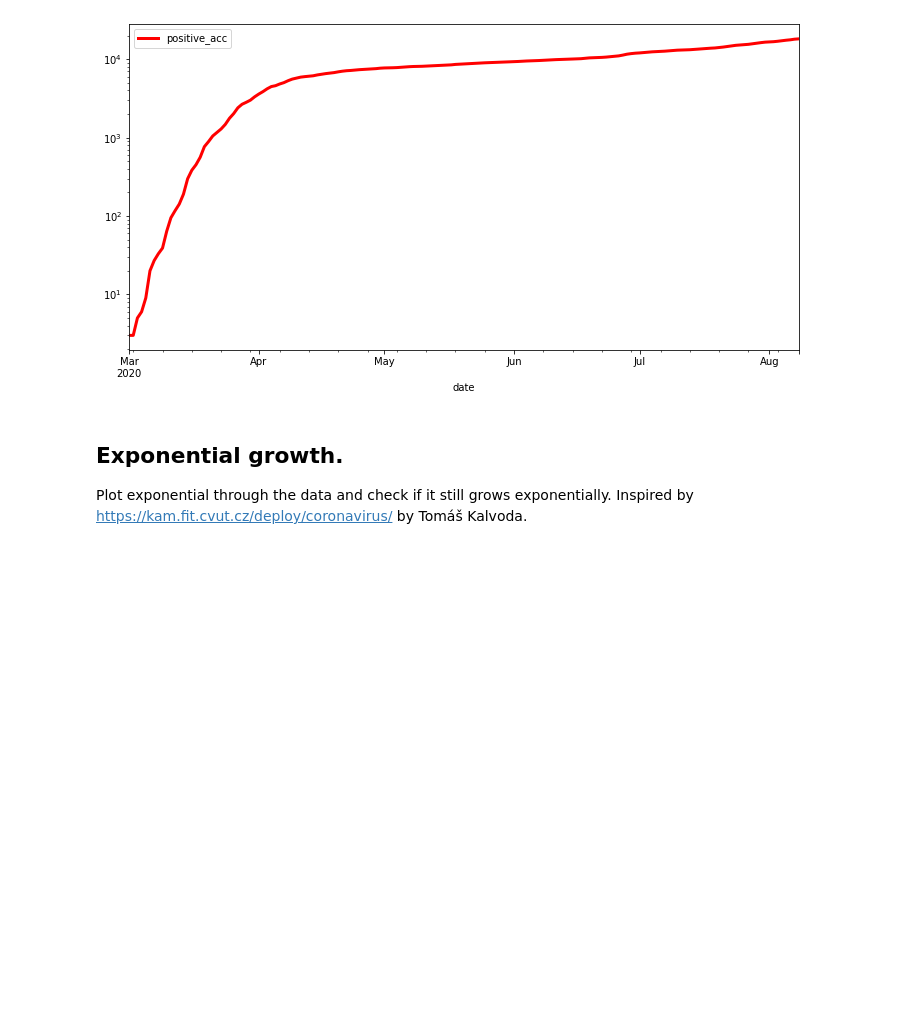
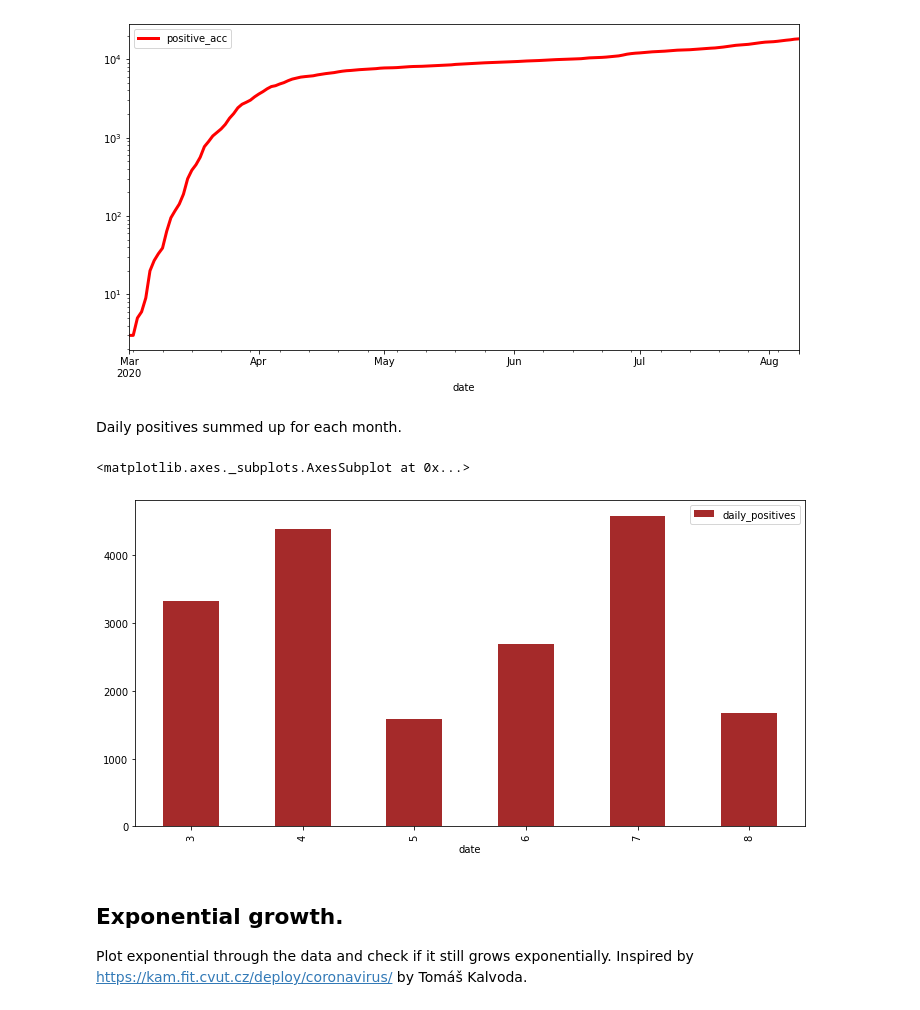
Before and after one commit to Gregofi/corona-czechia, a Jupyter notebook: corona.ipynb, the cells around one changed output. Cells and saved outputs as stored; diff of their text form; code cells hidden in the pictures; blank space fills up the shorter version.

Commit message:
Added monthly graph about cases

```diff
--- a/corona.ipynb
+++ b/corona.ipynb
@@ -163,6 +163,15 @@ corona.plot(x='date', y='positive_acc', color='red', figsize=(12,6),lw=3, logy=T
 # %% [output]
 <matplotlib.axes._subplots.AxesSubplot at 0x...>
 [figure]
+# %% [markdown]
+Daily positives summed up for each month.
+# %%
+# Group up the values by month and sum other rows
+g = corona.groupby(corona.date.dt.month).sum()
+g.plot( y='daily_positives', kind='bar',figsize=(12,6), color='brown')
+# %% [output]
+<matplotlib.axes._subplots.AxesSubplot at 0x...>
+[figure, added]
 # %% [markdown]
 ## Exponential growth.
 Plot exponential through the data and check if it still grows exponentially.
```
